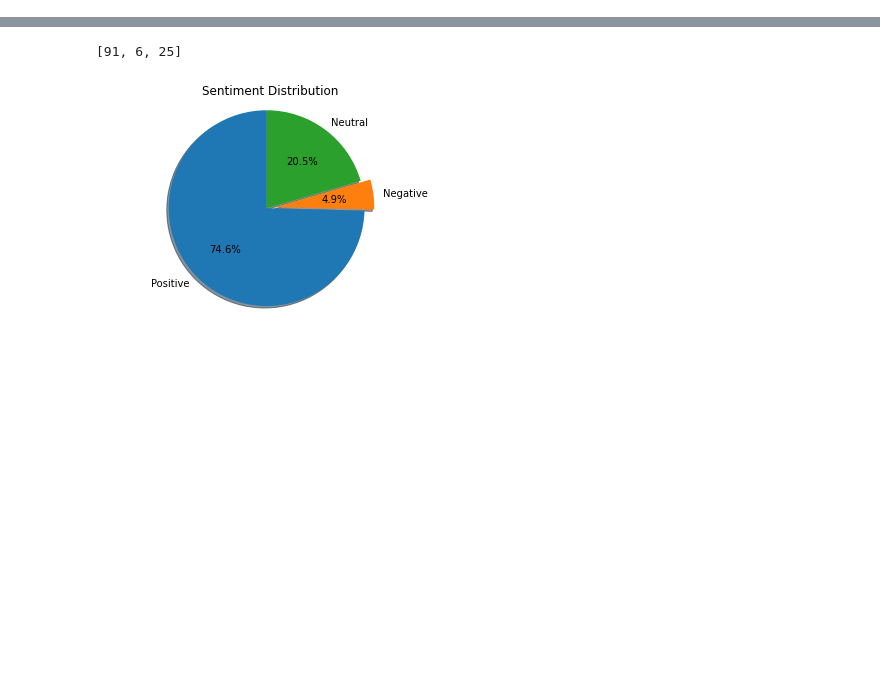
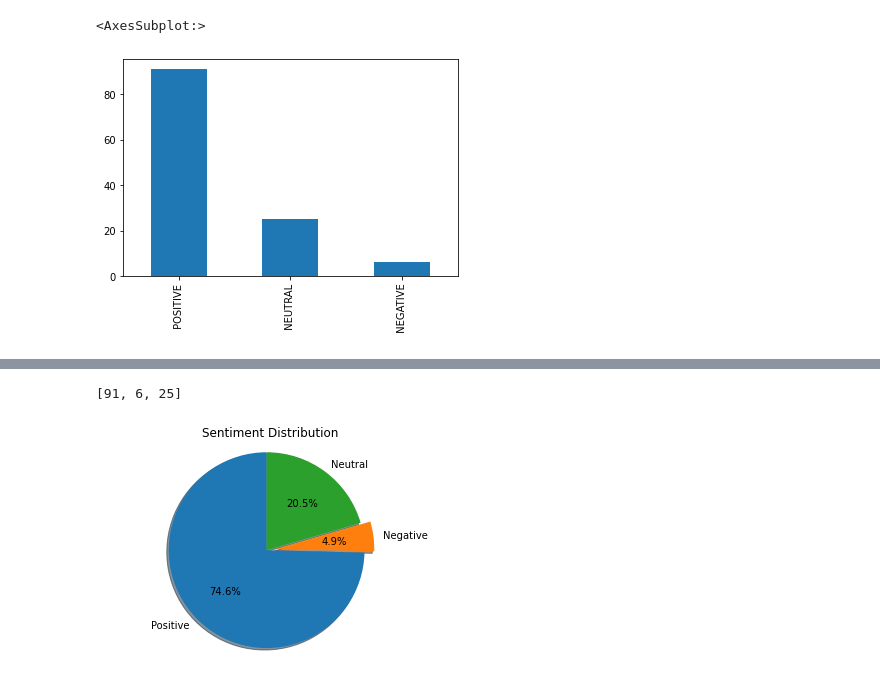
Before and after one commit to 158bubbles/ProjetoMD, a Jupyter notebook: graficos.ipynb, the cells around one changed output, grey strips where cells are left out. Drawn from its saved outputs; the diff is of its cells as text; code cells hidden in the pictures; blank space fills up the shorter version.

```diff
--- a/graficos.ipynb
+++ b/graficos.ipynb
@@ -14,2 +21,7 @@ fig.show()
+# %%
+db['sentiment'].value_counts().plot(kind='bar')
+# %% [output]
+<AxesSubplot:>
+[figure, added]
 # %%
 import matplotlib.pyplot as plt
```
Also changed, not shown: parts of 3 cells of this notebook, 33 other files.
